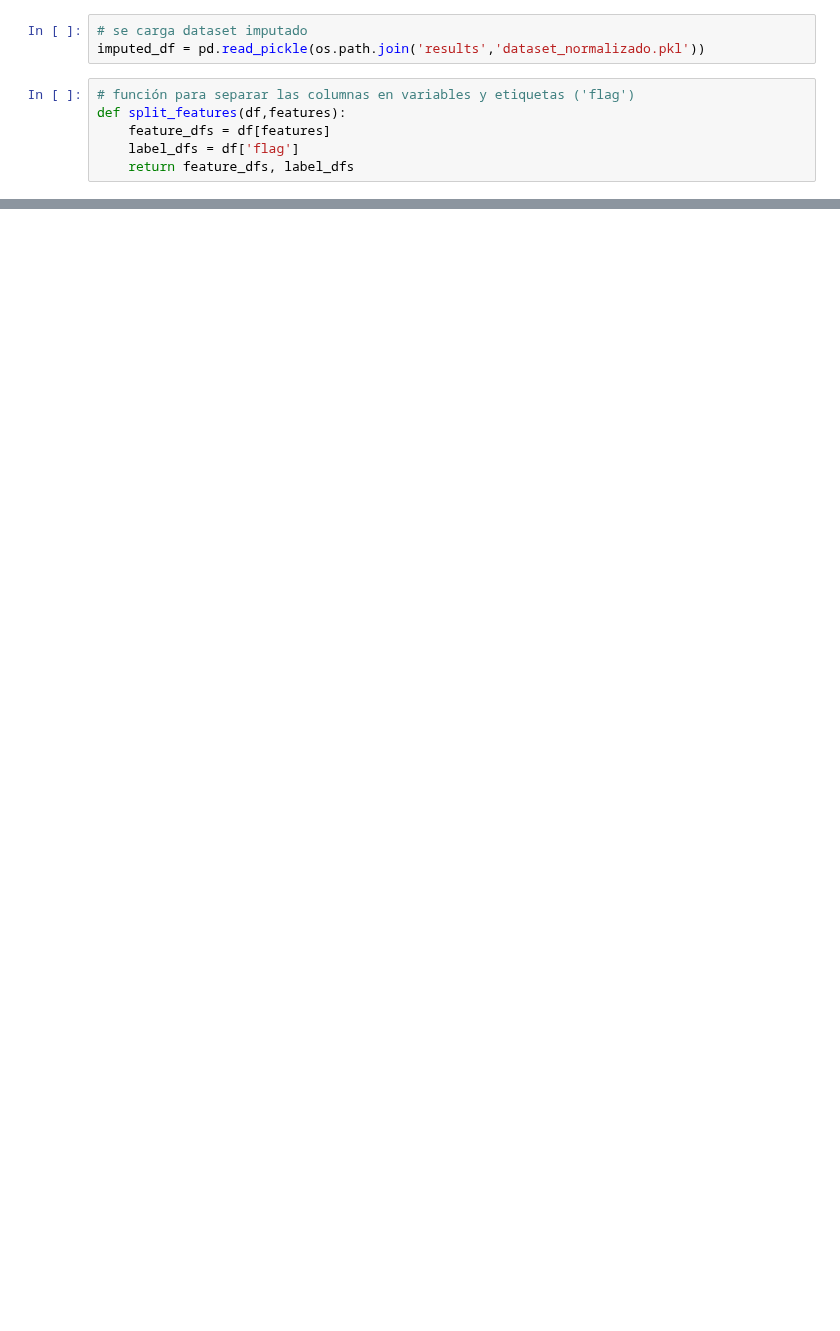
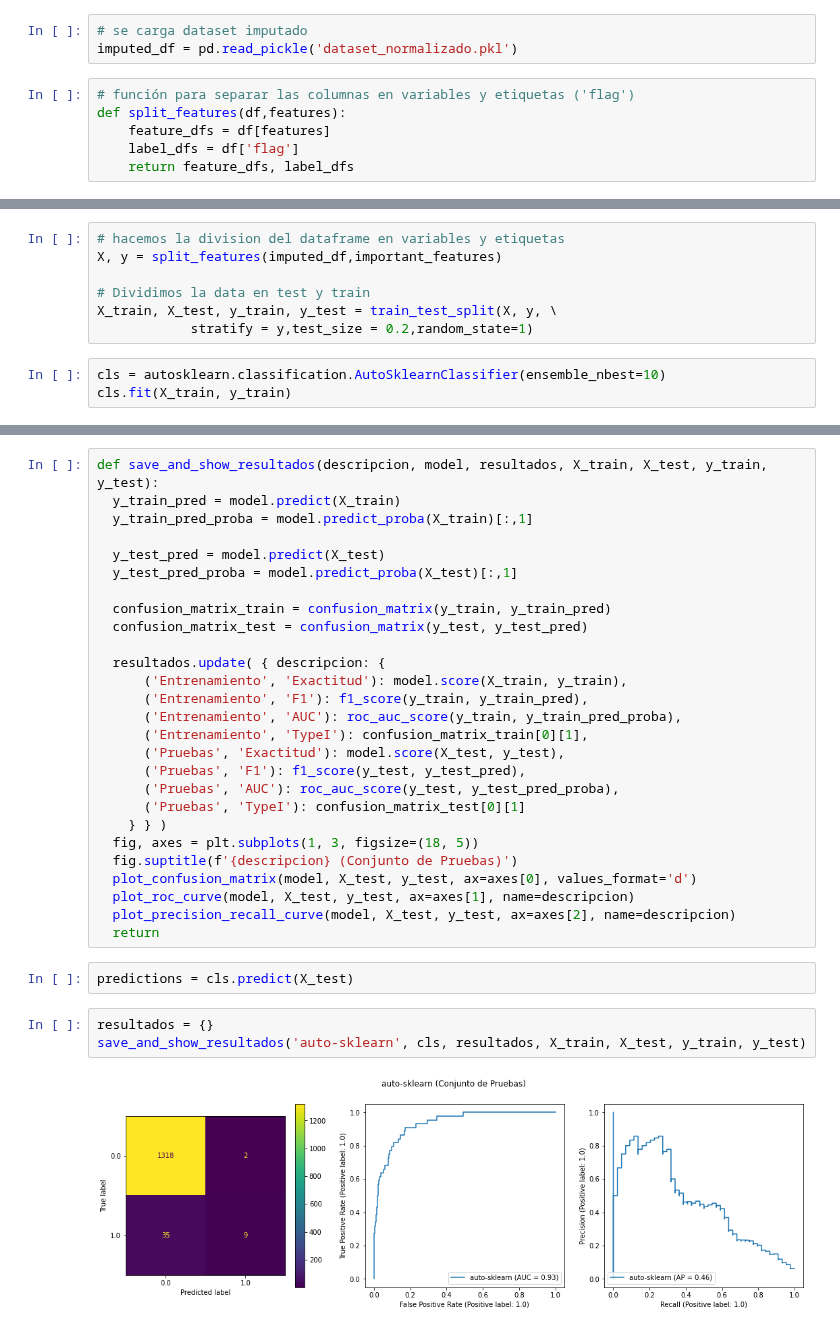
Before and after one commit to Project-ML-PUCP/BankruptcyTaiwan, a Jupyter notebook: 03. Codigo/05. Deployment.ipynb, the cells around one changed output, grey strips where cells are left out. Drawn from its saved outputs; the diff is of its cells as text; blank space fills up the shorter version.

```diff
--- a/03. Codigo/05. Deployment.ipynb
+++ b/03. Codigo/05. Deployment.ipynb
@@ -108,6 +123,6 @@ important_features = ['X30',
 # %%
 # se carga dataset imputado
-imputed_df = pd.read_pickle(os.path.join('results','dataset_normalizado.pkl'))
+imputed_df = pd.read_pickle('dataset_normalizado.pkl')
 # %%
 # función para separar las columnas en variables y etiquetas ('flag')
 def split_features(df,features):
@@ -286,0 +134,10 @@ results2 = perform_data_modeling(models_dictionary2, imputed_df, verbose=True, k
+# %%
+# hacemos la division del dataframe en variables y etiquetas
+X, y = split_features(imputed_df,important_features)
+
+# Dividimos la data en test y train
+X_train, X_test, y_train, y_test = train_test_split(X, y, \
+            stratify = y,test_size = 0.2,random_state=1)
+# %%
+cls = autosklearn.classification.AutoSklearnClassifier(ensemble_nbest=10)
+cls.fit(X_train, y_train)
@@ -286,0 +156,34 @@ results2 = perform_data_modeling(models_dictionary2, imputed_df, verbose=True, k
+# %%
+def save_and_show_resultados(descripcion, model, resultados, X_train, X_test, y_train, y_test):
+  y_train_pred = model.predict(X_train)
+  y_train_pred_proba = model.predict_proba(X_train)[:,1]
+
+  y_test_pred = model.predict(X_test)
+  y_test_pred_proba = model.predict_proba(X_test)[:,1]
+
+  confusion_matrix_train = confusion_matrix(y_train, y_train_pred)
+  confusion_matrix_test = confusion_matrix(y_test, y_test_pred)
+
+  resultados.update( { descripcion: {
+      ('Entrenamiento', 'Exactitud'): model.score(X_train, y_train),
+      ('Entrenamiento', 'F1'): f1_score(y_train, y_train_pred),
+      ('Entrenamiento', 'AUC'): roc_auc_score(y_train, y_train_pred_proba),
+      ('Entrenamiento', 'TypeI'): confusion_matrix_train[0][1],
+      ('Pruebas', 'Exactitud'): model.score(X_test, y_test),
+      ('Pruebas', 'F1'): f1_score(y_test, y_test_pred),
+      ('Pruebas', 'AUC'): roc_auc_score(y_test, y_test_pred_proba),
+      ('Pruebas', 'TypeI'): confusion_matrix_test[0][1]
+    } } )
+  fig, axes = plt.subplots(1, 3, figsize=(18, 5))
+  fig.suptitle(f'{descripcion} (Conjunto de Pruebas)')
+  plot_confusion_matrix(model, X_test, y_test, ax=axes[0], values_format='d')
+  plot_roc_curve(model, X_test, y_test, ax=axes[1], name=descripcion)
+  plot_precision_recall_curve(model, X_test, y_test, ax=axes[2], name=descripcion)
+  return
+# %%
+predictions = cls.predict(X_test)
+# %%
+resultados = {}
+save_and_show_resultados('auto-sklearn', cls, resultados, X_train, X_test, y_train, y_test)
+# %% [output]
+[figure, added]
```
Also changed, not shown: parts of 20 cells of this notebook, 2 other files.
